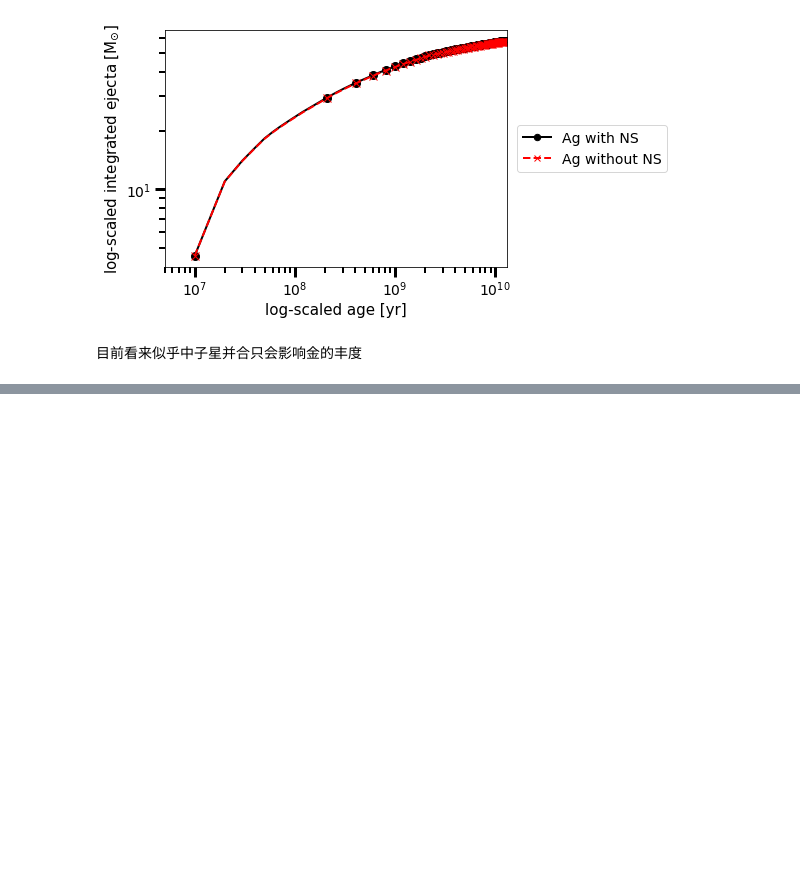
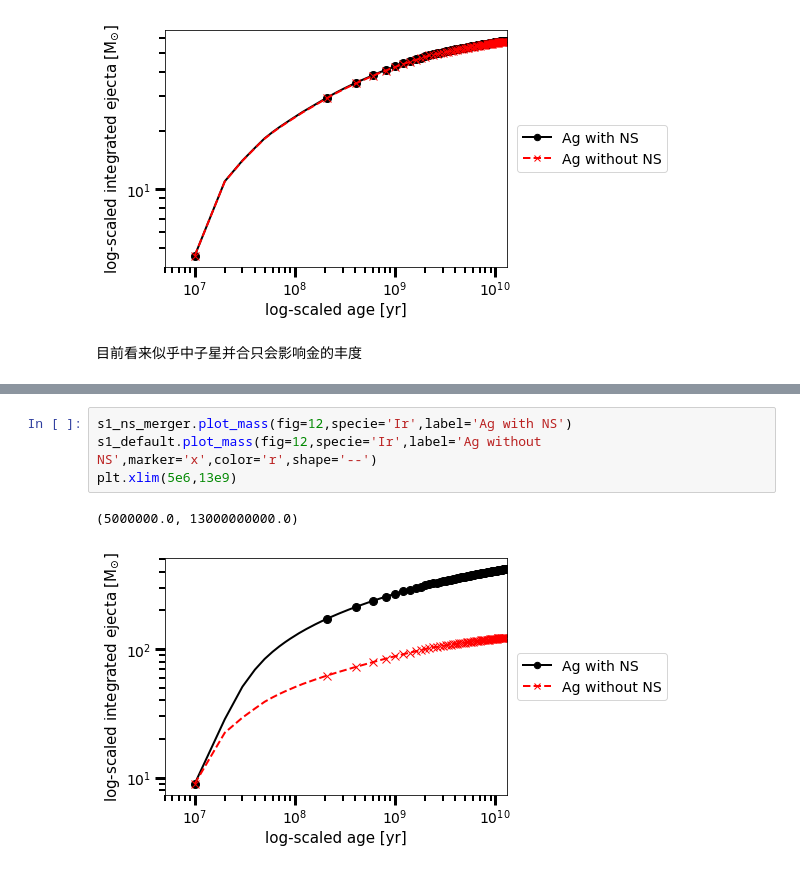
Before and after one commit to GuoZiYi-astro/GCE, a Jupyter notebook: sygma_teaching_first_steps.ipynb, the cells around one changed output, grey strips where cells are left out. Drawn from its saved outputs; the diff is of its cells as text; blank space fills up the shorter version.

```diff
--- a/sygma_teaching_first_steps.ipynb
+++ b/sygma_teaching_first_steps.ipynb
@@ -359,0 +367,7 @@ plt.xlim(5e6,13e9)
+# %%
+s1_ns_merger.plot_mass(fig=12,specie='Ir',label='Ag with NS')
+s1_default.plot_mass(fig=12,specie='Ir',label='Ag without NS',marker='x',color='r',shape='--')
+plt.xlim(5e6,13e9)
+# %% [output]
+(5000000.0, 13000000000.0)
+[figure, added]
```
Also changed, not shown: parts of 6 cells of this notebook.
